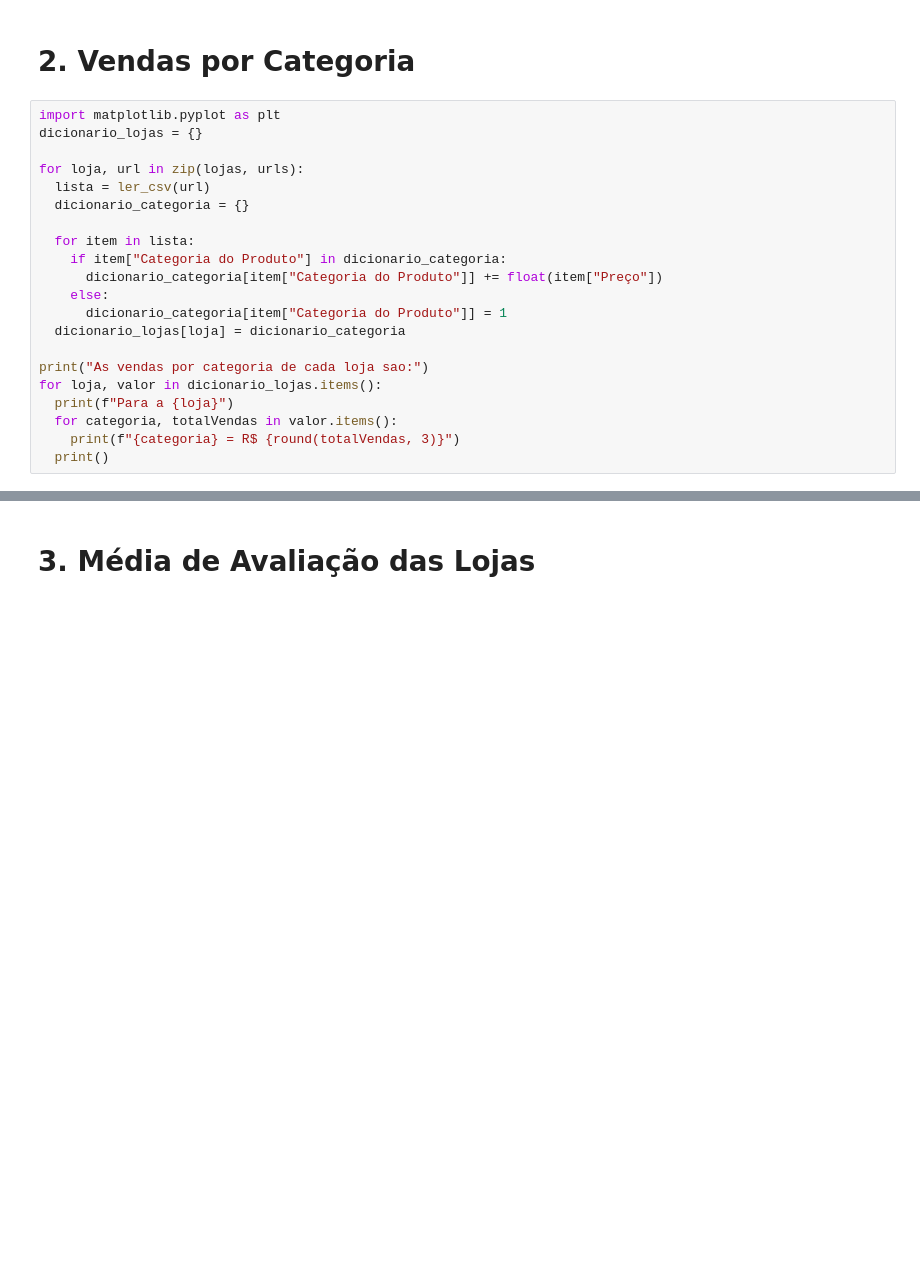
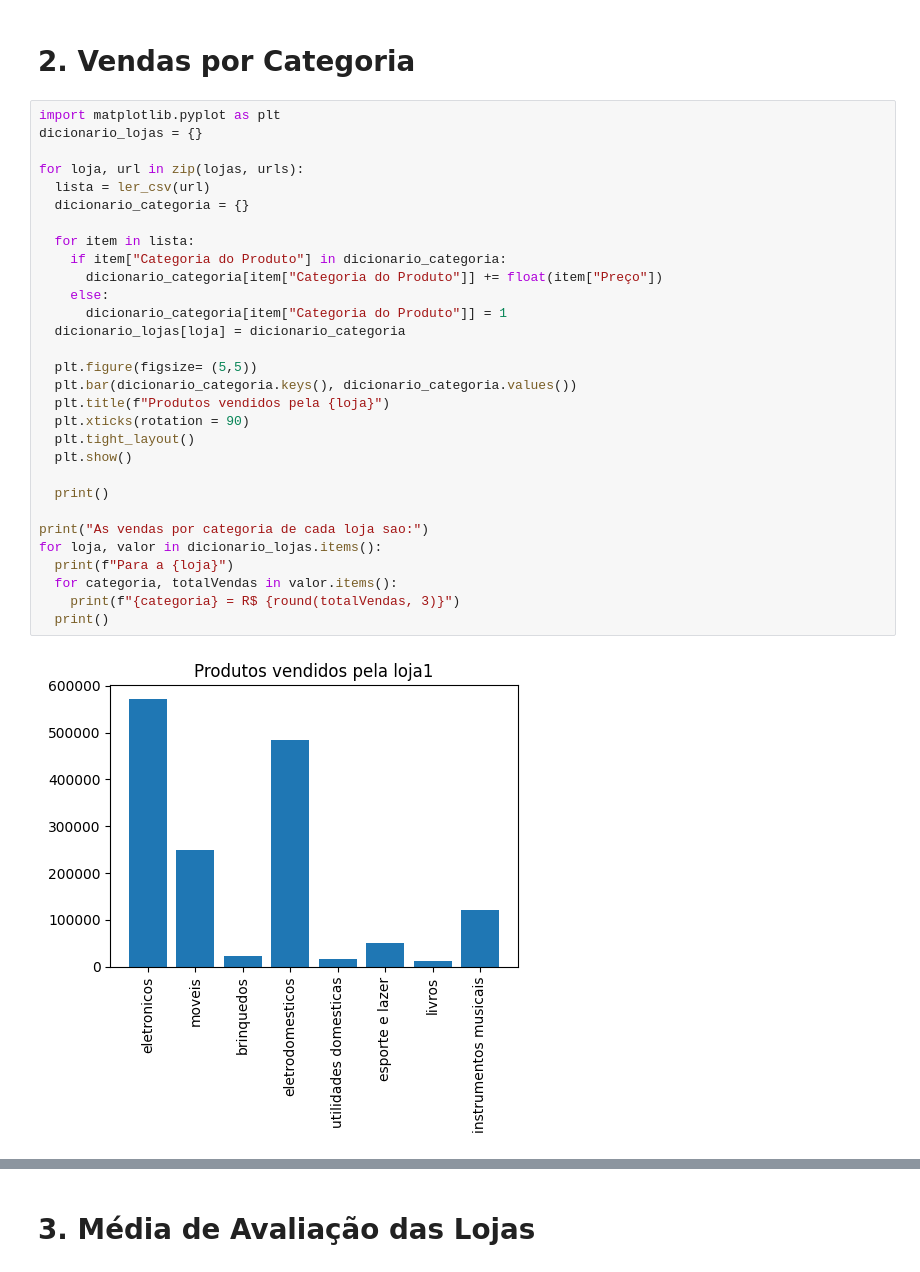
Before and after one commit to Enoque12/challenge1-data-science, a Jupyter notebook: AluraStoreBr.ipynb, the cells around one changed output, grey strips where cells are left out. Cells and saved outputs as stored; diff of their text form; blank space fills up the shorter version.

```diff
--- a/AluraStoreBr.ipynb
+++ b/AluraStoreBr.ipynb
@@ -91,22 +91,32 @@ O faturamento total e = R$ 5871490.79
 # %%
 import matplotlib.pyplot as plt
 dicionario_lojas = {}
 
 for loja, url in zip(lojas, urls):
   lista = ler_csv(url)
   dicionario_categoria = {}
 
   for item in lista:
     if item["Categoria do Produto"] in dicionario_categoria:
       dicionario_categoria[item["Categoria do Produto"]] += float(item["Preço"])
     else:
       dicionario_categoria[item["Categoria do Produto"]] = 1
   dicionario_lojas[loja] = dicionario_categoria
 
+  plt.figure(figsize= (5,5))
+  plt.bar(dicionario_categoria.keys(), dicionario_categoria.values())
+  plt.title(f"Produtos vendidos pela {loja}")
+  plt.xticks(rotation = 90)
+  plt.tight_layout()
+  plt.show()
+
+  print()
+
 print("As vendas por categoria de cada loja sao:")
 for loja, valor in dicionario_lojas.items():
   print(f"Para a {loja}")
   for categoria, totalVendas in valor.items():
     print(f"{categoria} = R$ {round(totalVendas, 3)}")
   print()
 # %% [output]
+[figure, added]
```
Also changed, not shown: parts of 2 cells of this notebook.
